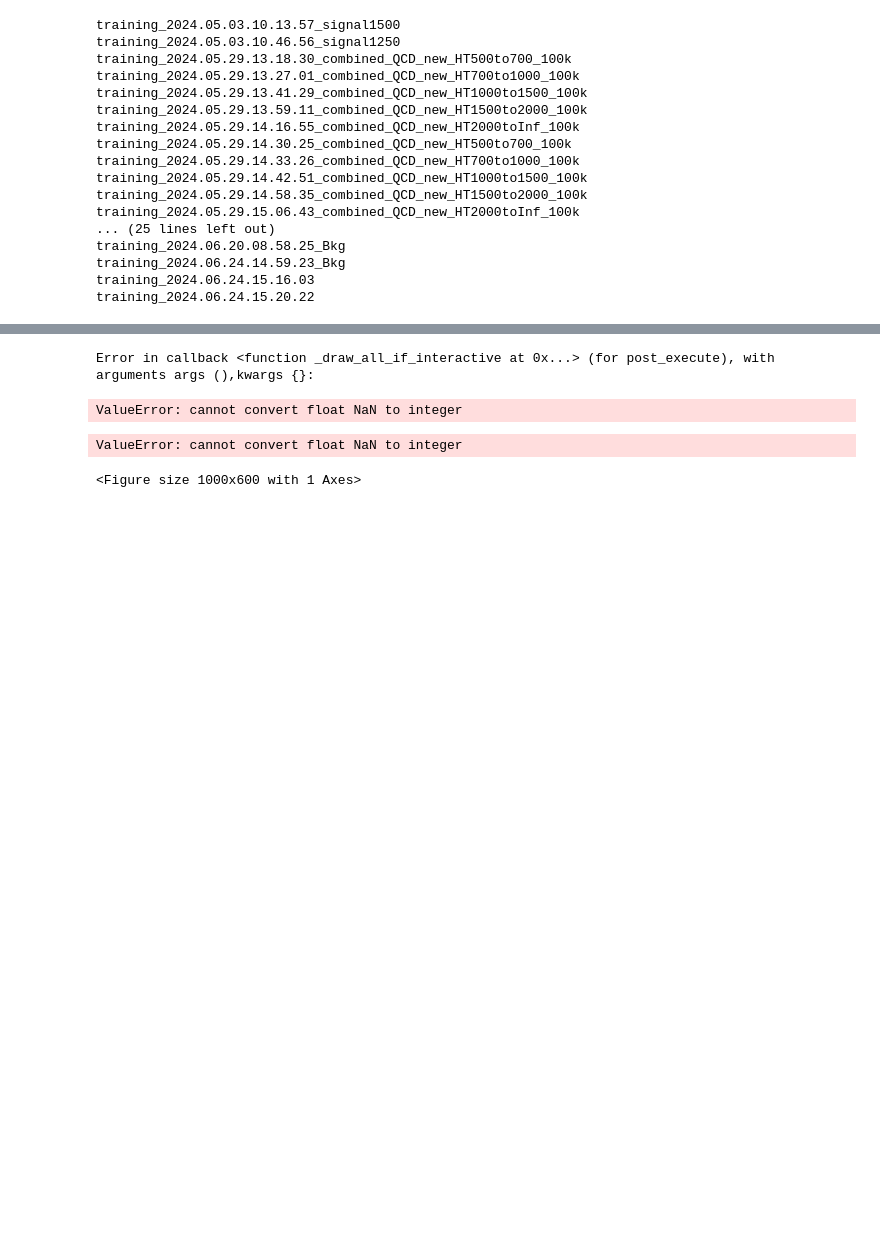
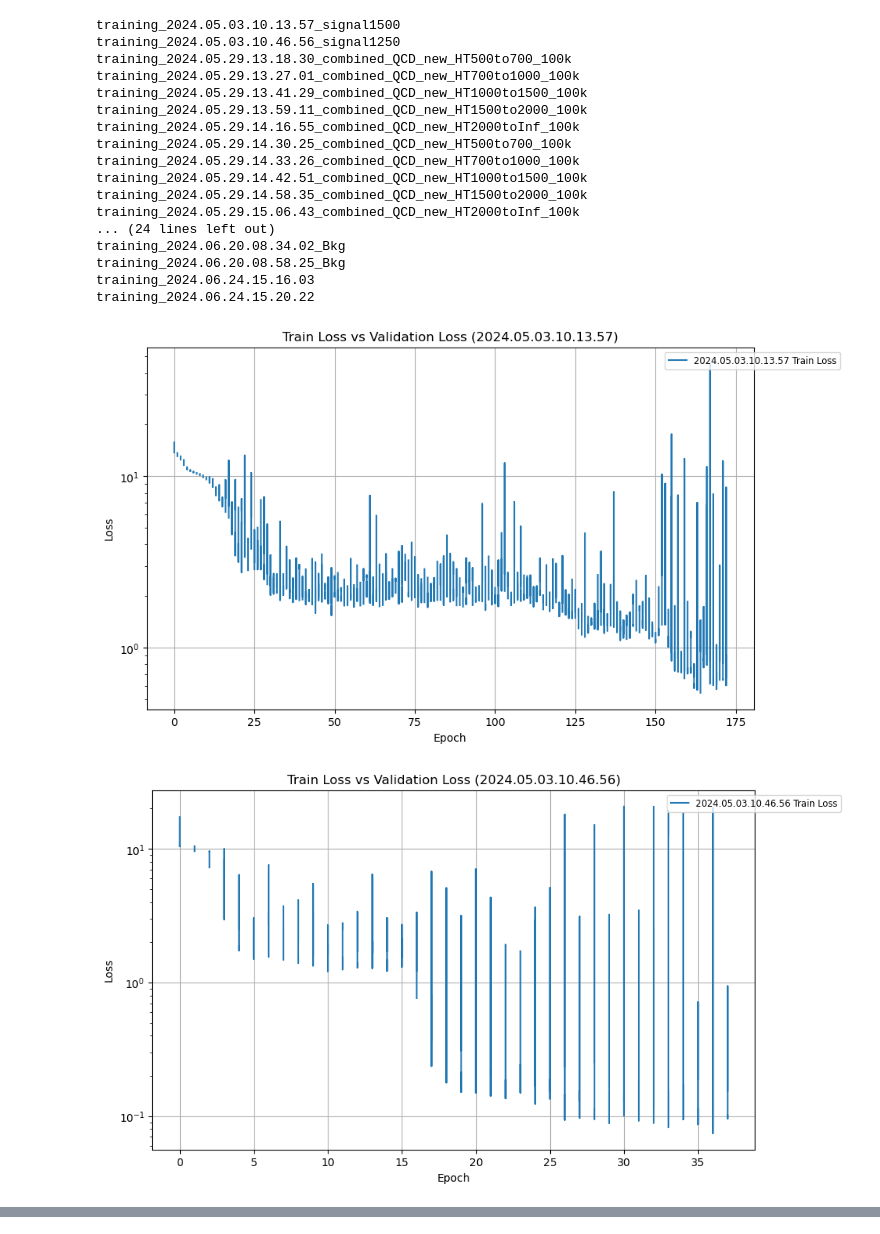
Before and after one commit to akanugan/unsupervised-search, a Jupyter notebook: experiments/minimal/plot_metrics.ipynb, the cells around one changed output, grey strips where cells are left out. Cells and saved outputs as stored; diff of their text form; code cells hidden in the pictures; blank space fills up the shorter version.

```diff
--- a/experiments/minimal/plot_metrics.ipynb
+++ b/experiments/minimal/plot_metrics.ipynb
@@ -38,39 +38,42 @@ def plot_metrics():
             if 'epoch' in df.columns and 'train_loss' in df.columns:
                 plt.plot(df['epoch'] + i * offset, df['train_loss'], label=f'{label} Train Loss', linestyle='-', linewidth=1.5, color=color)
 
-            if 'epoch' in df.columns and 'val_loss/dataloader_idx_0' in df.columns:
-                plt.plot(df['epoch'] + i * offset, df['val_loss/dataloader_idx_0'], label=f'{label} Validation Loss', linestyle='--', marker='x', linewidth=1.5, color=color)
+            # if 'epoch' in df.columns and 'val_loss/dataloader_idx_0' in df.columns:
+            #     #plt.plot(df['epoch'] + i * offset, df['val_loss/dataloader_idx_0'], label=f'{label} Validation Loss', linestyle='--', marker='x', linewidth=1.5, color=color)
+            #     plt.plot(df['epoch'] + i * offset, df['val_loss_epoch'], label=f'{label} Validation Loss', linestyle='--', marker='x', linewidth=1.5, color=color)
 
         plt.xlabel('Epoch')
         plt.ylabel('Loss')
         plt.title(f'Train Loss vs Validation Loss ({slice_name})')
         plt.yscale('log')
         plt.grid(True)
 
 
-        all_epochs = np.concatenate([df['epoch'] for _, df in data])
-        unique_epochs = np.unique(all_epochs)
-        plt.xticks(unique_epochs)
+        # all_epochs = np.concatenate([df['epoch'] for _, df in data])
+        # unique_epochs = np.unique(all_epochs)
+        # plt.xticks(unique_epochs)
 
         plt.legend(fontsize='small', loc='upper right', bbox_to_anchor=(1.15, 1))
         plt.show()
 
 plot_metrics()
 # %% [output]
 training_2024.05.03.10.13.57_signal1500
 training_2024.05.03.10.46.56_signal1250
 training_2024.05.29.13.18.30_combined_QCD_new_HT500to700_100k
 training_2024.05.29.13.27.01_combined_QCD_new_HT700to1000_100k
 training_2024.05.29.13.41.29_combined_QCD_new_HT1000to1500_100k
 training_2024.05.29.13.59.11_combined_QCD_new_HT1500to2000_100k
 training_2024.05.29.14.16.55_combined_QCD_new_HT2000toInf_100k
 training_2024.05.29.14.30.25_combined_QCD_new_HT500to700_100k
 training_2024.05.29.14.33.26_combined_QCD_new_HT700to1000_100k
 training_2024.05.29.14.42.51_combined_QCD_new_HT1000to1500_100k
 training_2024.05.29.14.58.35_combined_QCD_new_HT1500to2000_100k
 training_2024.05.29.15.06.43_combined_QCD_new_HT2000toInf_100k
-... (25 lines left out)
+... (24 lines left out)
+training_2024.06.20.08.34.02_Bkg
 training_2024.06.20.08.58.25_Bkg
-training_2024.06.24.14.59.23_Bkg
 training_2024.06.24.15.16.03
 training_2024.06.24.15.20.22
+[figure, added]
+[figure, added]
@@ -78,4 +89,0 @@ ValueError: cannot convert float NaN to integer
-Error in callback <function _draw_all_if_interactive at 0x...> (for post_execute), with arguments args (),kwargs {}:
-ValueError: cannot convert float NaN to integer
-ValueError: cannot convert float NaN to integer
-<Figure size 1000x600 with 1 Axes>
```
Also changed, not shown: parts of 1 cell of this notebook.
